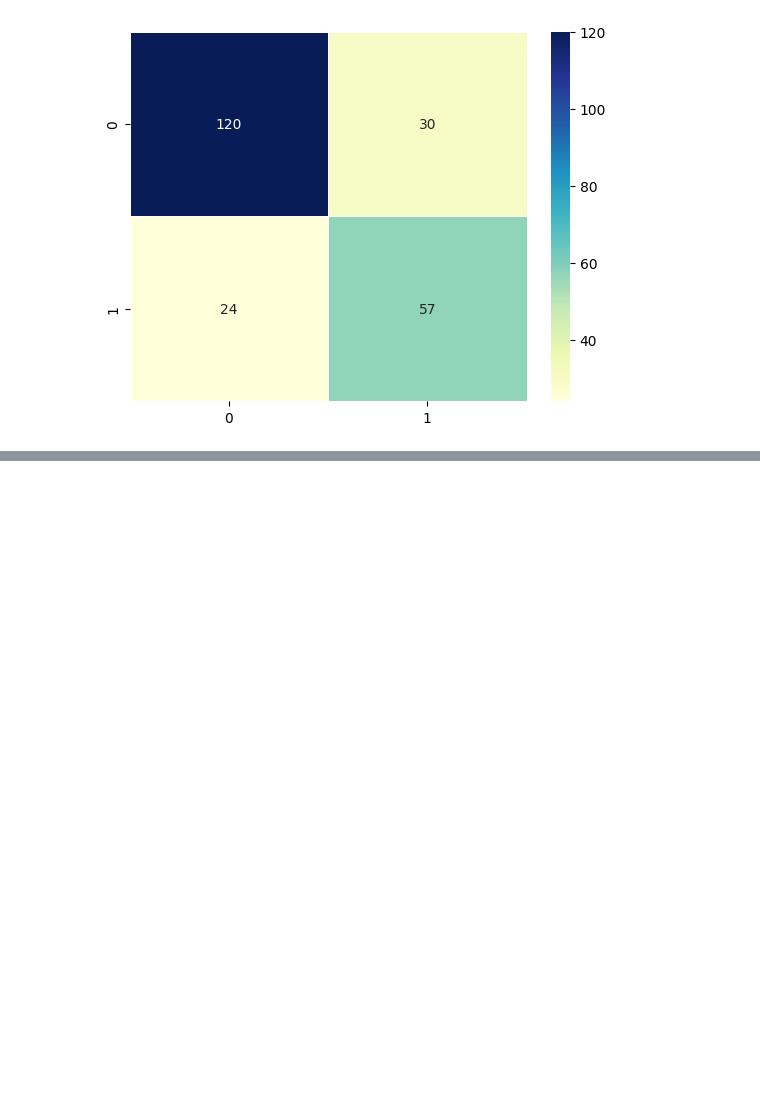
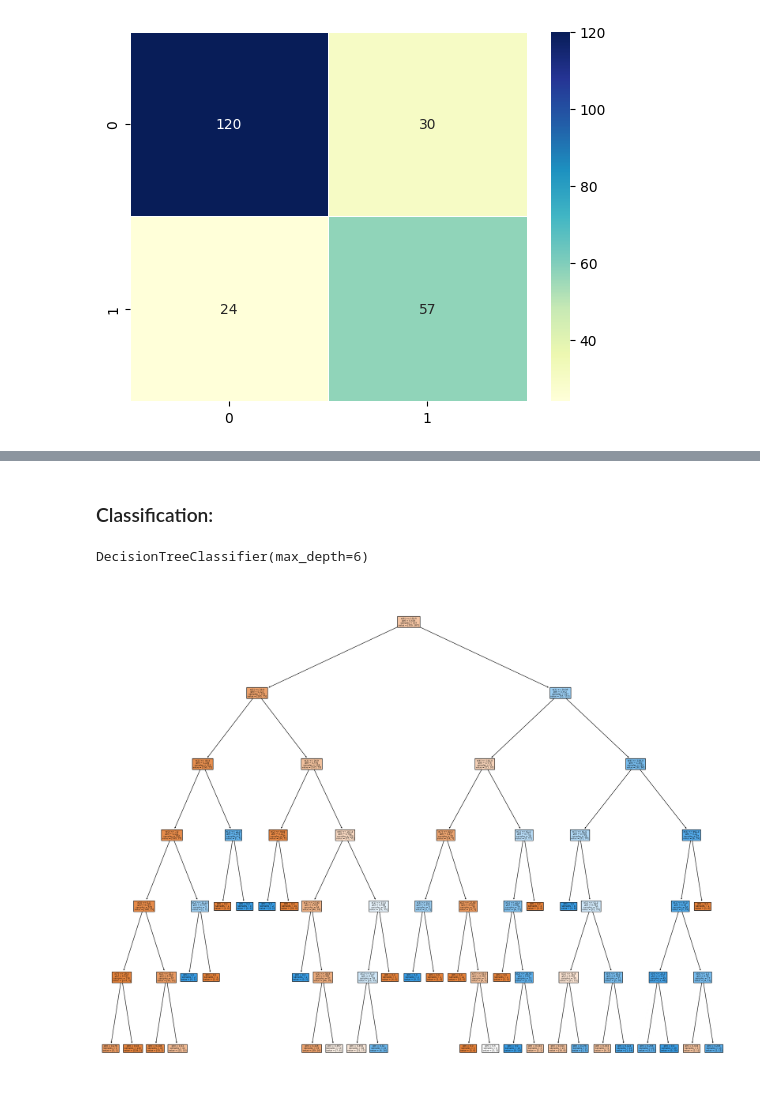
Before and after one commit to mojtaba-peyrovi/diabetes-ML-practice, a Jupyter notebook: 2_Diabetes_Challenge.ipynb, the cells around one changed output, grey strips where cells are left out. Cells and saved outputs as stored; diff of their text form; code cells hidden in the pictures; blank space fills up the shorter version.

```diff
--- a/2_Diabetes_Challenge.ipynb
+++ b/2_Diabetes_Challenge.ipynb
@@ -216,0 +318,21 @@ weighted avg       0.77      0.77      0.77       231
+# %% [markdown]
+### Classification:
+# %%
+from sklearn.tree import DecisionTreeClassifier
+
+ # Creating the classifier object
+clf_gini = DecisionTreeClassifier(
+            criterion = "gini",
+            max_depth = 6)
+    # Performing training
+clf_gini.fit(X_train, y_train)
+# %% [output]
+DecisionTreeClassifier(max_depth=6)
+# %%
+# import necessary library
+from sklearn.tree import plot_tree
+
+fig = plt.figure(figsize=(25,20))
+dectree_plot = plot_tree(clf_gini, filled=True)
+# %% [output]
+[figure, added]
```
Also changed, not shown: parts of 14 cells of this notebook.
